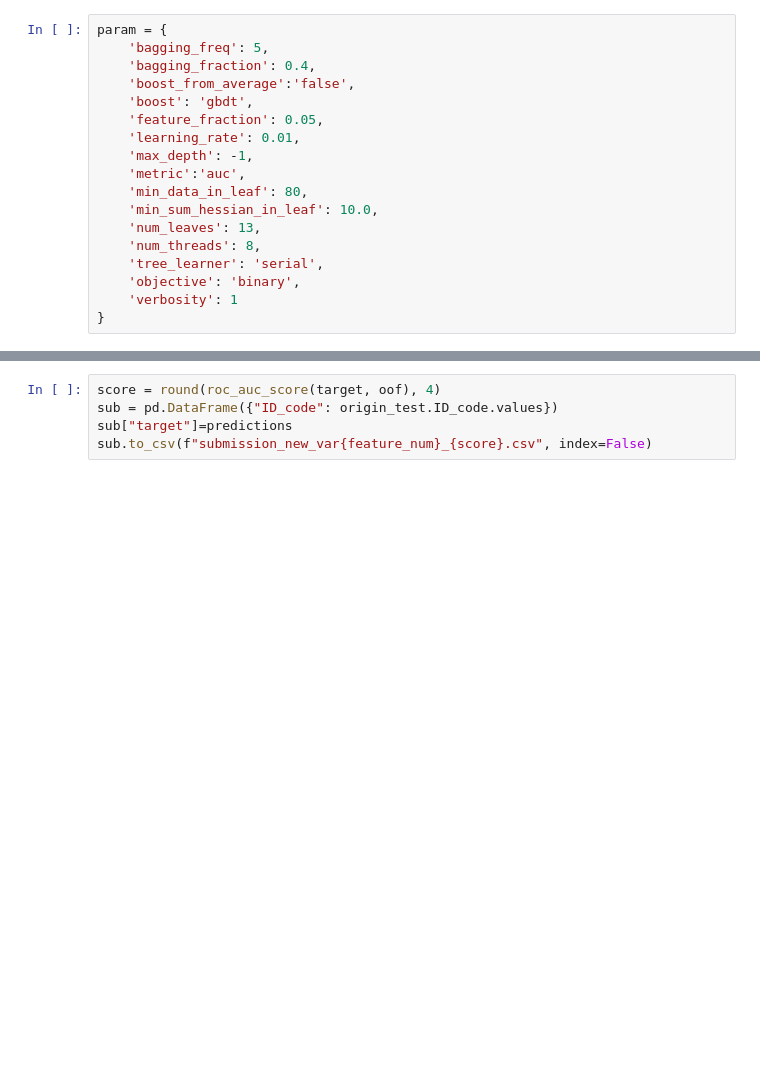
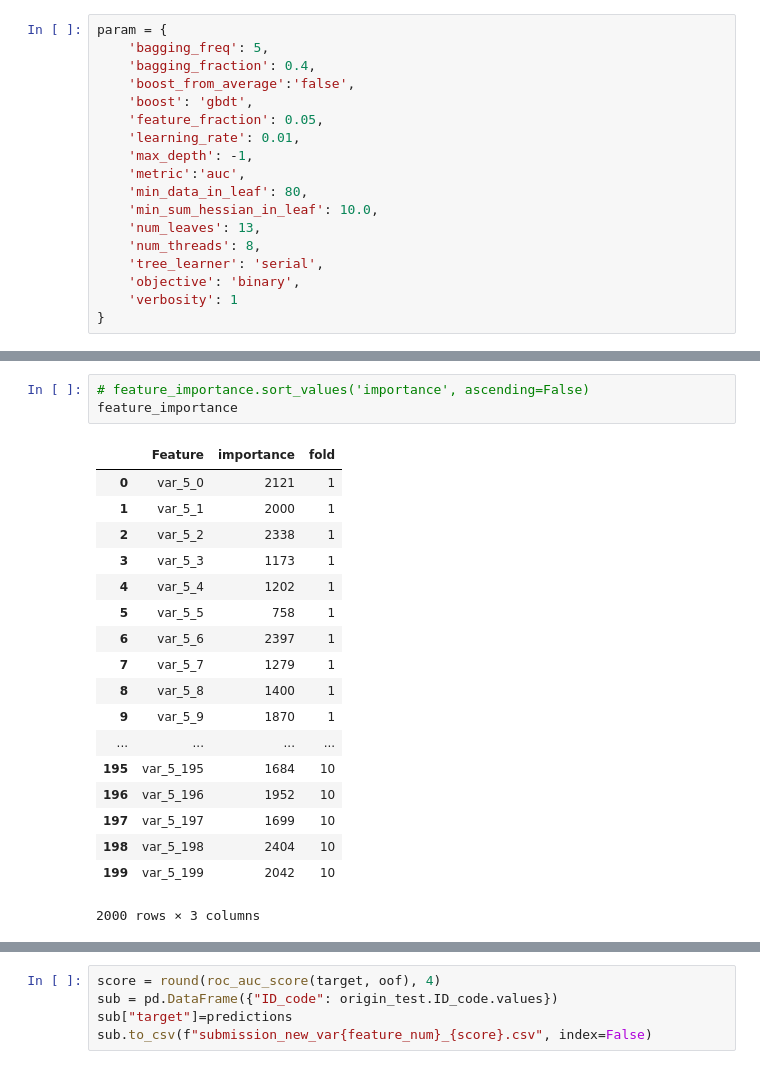
Before and after one commit to slaveveve/kaggle-santander, a Jupyter notebook: notebook/inoue/make_new_feature_temp.ipynb, the cells around one changed output, grey strips where cells are left out. Drawn from its saved outputs; the diff is of its cells as text; blank space fills up the shorter version.

```diff
--- a/notebook/inoue/make_new_feature_temp.ipynb
+++ b/notebook/inoue/make_new_feature_temp.ipynb
@@ -132,3 +133,25 @@ CV score: 0.90039
+# %%
+# feature_importance.sort_values('importance', ascending=False)
+feature_importance
+# %% [output]
+|  | Feature | importance | fold |
+| 0 | var_5_0 | 2121 | 1 |
+| 1 | var_5_1 | 2000 | 1 |
+| 2 | var_5_2 | 2338 | 1 |
+| 3 | var_5_3 | 1173 | 1 |
+| 4 | var_5_4 | 1202 | 1 |
+| 5 | var_5_5 | 758 | 1 |
+| 6 | var_5_6 | 2397 | 1 |
+| 7 | var_5_7 | 1279 | 1 |
+| 8 | var_5_8 | 1400 | 1 |
+| 9 | var_5_9 | 1870 | 1 |
+| ... | ... | ... | ... |
+| 195 | var_5_195 | 1684 | 10 |
+| 196 | var_5_196 | 1952 | 10 |
+| 197 | var_5_197 | 1699 | 10 |
+| 198 | var_5_198 | 2404 | 10 |
+| 199 | var_5_199 | 2042 | 10 |
+2000 rows × 3 columns
 # %%
 cols = (feature_importance[["Feature", "importance"]]
         .groupby("Feature")
```
Also changed, not shown: parts of 6 cells of this notebook.
